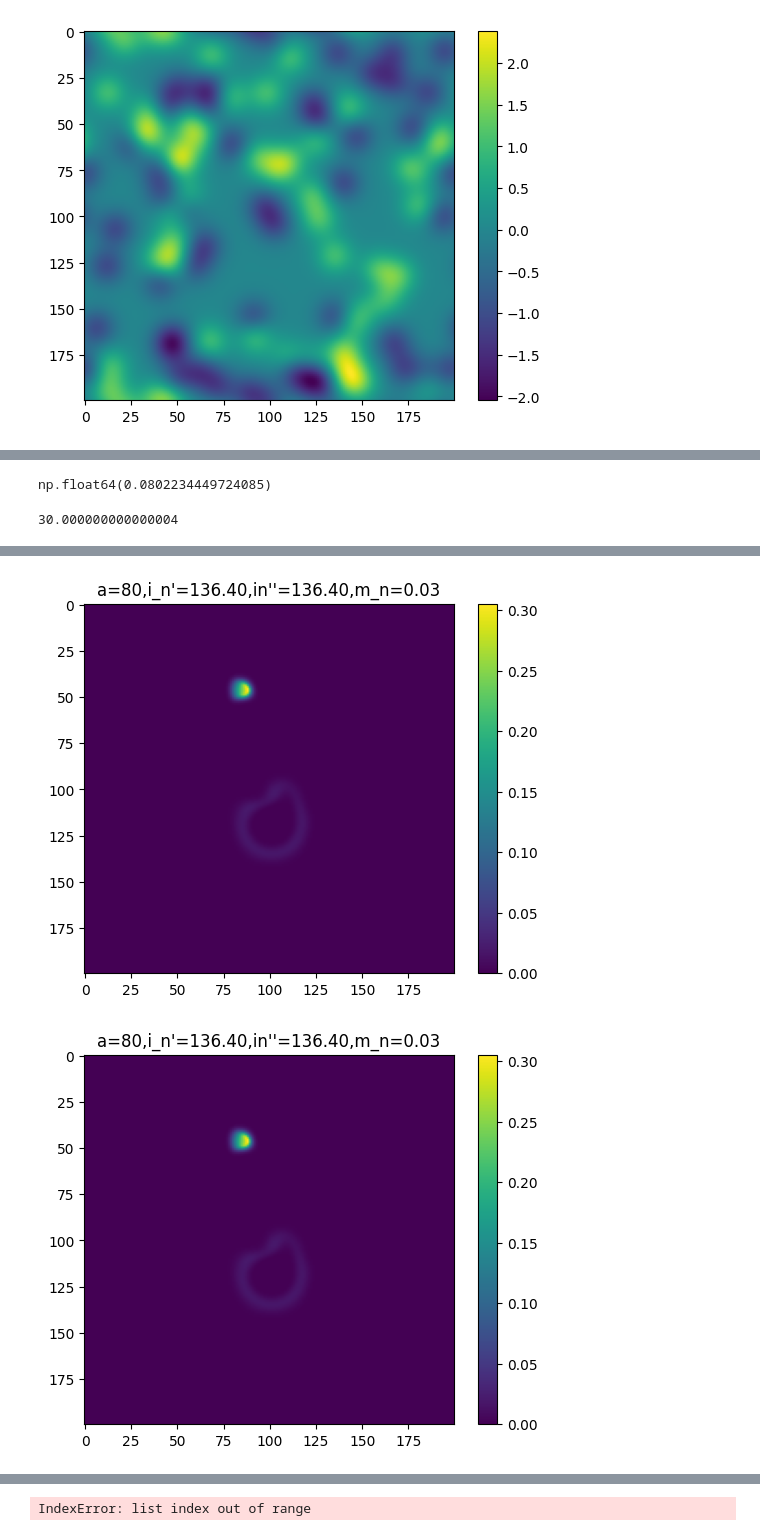
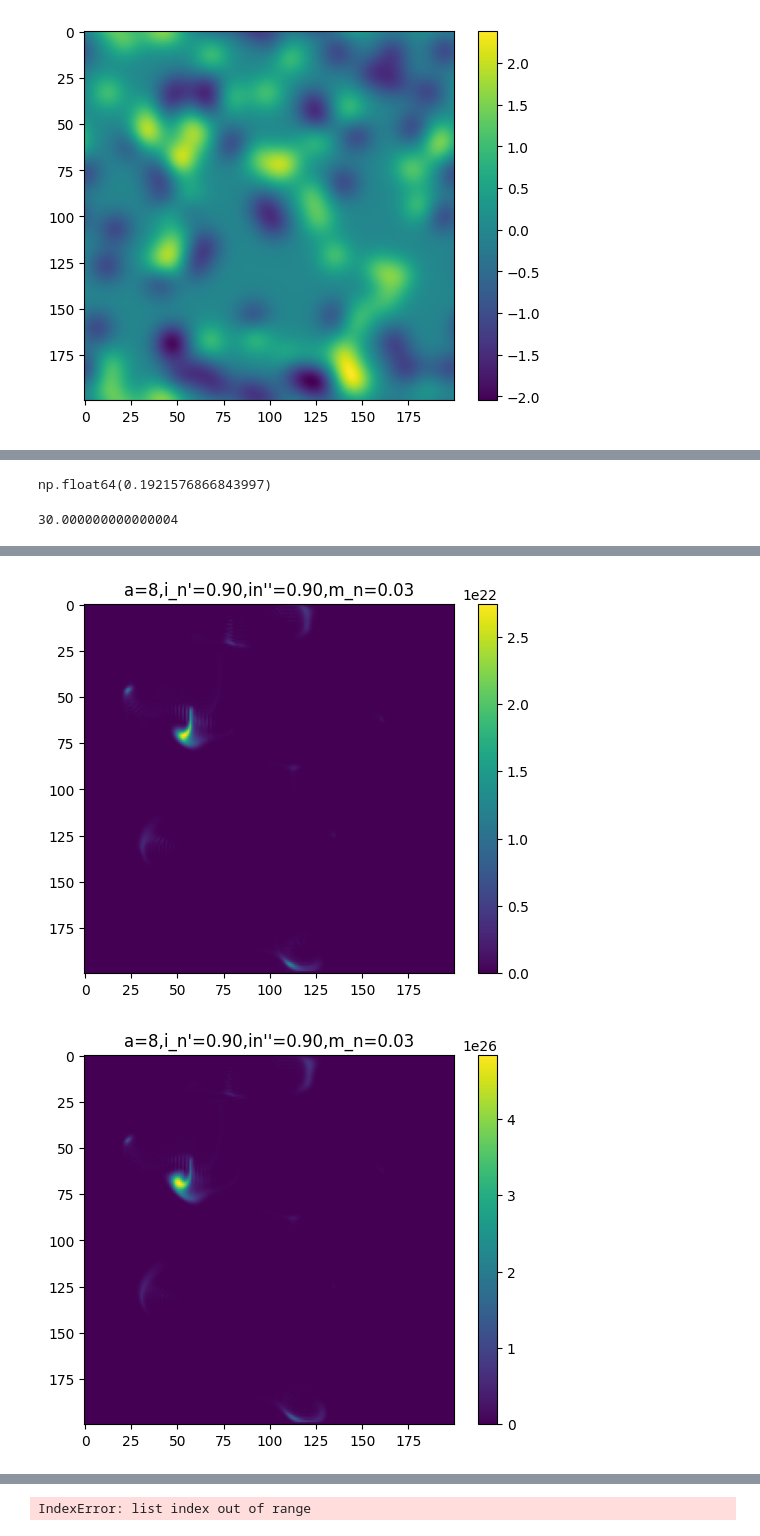
Before and after one commit to AlonsoFernandezVM/Pattern-formation-in-a-phytoplankton-population-based-on-stochastic-models-of-the-ocean-turbulence, a Jupyter notebook: notebooks/non_constant_nutrient_influx.ipynb, the cells around one changed output, grey strips where cells are left out. Saved outputs shown, nothing was run; the diff lists cells and outputs as text; code cells hidden in the pictures.

```diff
--- a/notebooks/non_constant_nutrient_influx.ipynb
+++ b/notebooks/non_constant_nutrient_influx.ipynb
@@ -48,7 +48,7 @@ def semi_lagrangian_tendency(X, h, dt, u, v, order=3):
     rows_b = rows - (v * dt / h)
 
     phi_back = map_coordinates(phi, [rows_b, cols_b],
-                               order=order, mode='wrap', prefilter=(order > 1))
+                               order=order, mode='grid-wrap', prefilter=(order > 1))
 
     tend[1:-1,1:-1] = (phi_back[1:-1,1:-1] - phi[1:-1,1:-1]) / dt
     #[1:-1,1:-1]
@@ -115,6 +115,11 @@ def compute_in_prime_integral(compressible_flow, i_n, N, h):
     return in_prime
 # %%
 def dn_non_constant(n, p, u, v, d, i_n, a, m_n, dx, compressible_flow, method):
+
+    trA = discrete_laplacian(compressible_flow, dx)
+
+    sources = np.where(trA >= 0, 1, 0)
+    sinks = np.where(trA < 0, 1, 0)
 
     if method == 'std':
 
@@ -126,7 +131,7 @@ def dn_non_constant(n, p, u, v, d, i_n, a, m_n, dx, compressible_flow, method):
 
     else:
 
-        in_prime = i_n
+        in_prime = i_n / np.mean(trA * sources)
 
     #in_pp = m_n * in_prime / i_n
     in_pp = in_prime
@@ -275,21 +282,21 @@ def solve_simplified_system_rk4(n_0, p_0, dt, T, u, v, d, i_n, a, m_n, f_p, dx,
 n_0 = 4.07
 p_0 = 0.121
 i_n = 0.9
-a = 80#8
+a = 8#80#
 m_n = 0.03
 f_p = 0.9
-d = 0.4#0.04
+d = 0.04#0.4#
 nu_max = 1
 r_0 = 10
 n_eddies = 100
 L = 100
 A = 1
-T = 1000
+T = 100
 dt = 0.12
 N = 180
 
 dx = 2 * L / N
-method = 'std'
+method = 'a'
 # %%
 np.random.seed(26)
 # %%
@@ -314,7 +321,7 @@ n, p = n_0 * np.ones_like(psi), p_0 * np.ones_like(psi)
 #n, p = np.zeros_like(psi), np.zeros_like(psi)
 # %%
 # Now  for a compressible flow
-n_eddies_comp = 2
+n_eddies_comp = 20
 half_eddies_comp = int(n_eddies_comp//2)
 
 new_x_centres = gen.uniform(0, 2 * L, size = n_eddies_comp)
@@ -382,7 +389,7 @@ plt.show()
 # %%
 np.mean(in_prime_std * trA * sources + in_pp_std * trA * sinks)
 # %% [output]
-np.float64(0.0802234449724085)
+np.float64(0.1921576866843997)
 # %%
 i_n / m_n
 # %% [output]
@@ -394,8 +401,8 @@ v *= s
 t, n_list, p_list = solve_system_rk4(n, p, dt, T, u, v, d, i_n, a, m_n, f_p, dx, phi, method)
 # %%
 for i in range(10):
-    plt.imshow(p_list[i * 1000])
-    plt.title(f'a={a},i_n\'={in_prime_std:.2f},in\'\'={in_prime_std:.2f},m_n={m_n:.2f}')
+    plt.imshow(p_list[i * 100])
+    plt.title(f'a={a},i_n\'={i_n:.2f},in\'\'={i_n:.2f},m_n={m_n:.2f}')
     plt.colorbar()
     plt.show()
 # %% [output]
@@ -408,2 +415,2 @@ for i in range(10):
-[figure, old version]
+[figure, new version]
-[figure, old version]
+[figure, new version]
```
Also changed, not shown: parts of 8 cells of this notebook, 1 other file.
